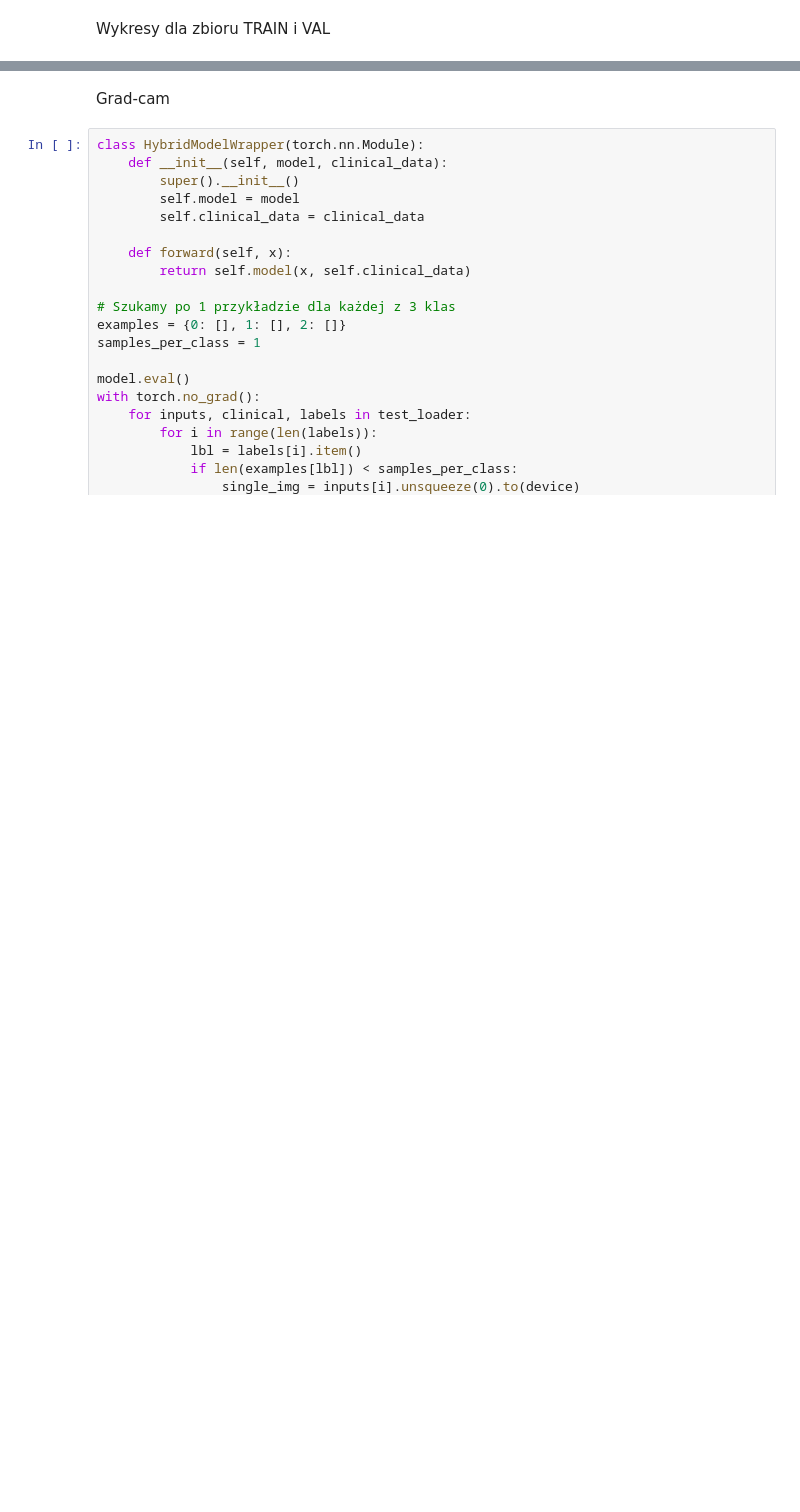
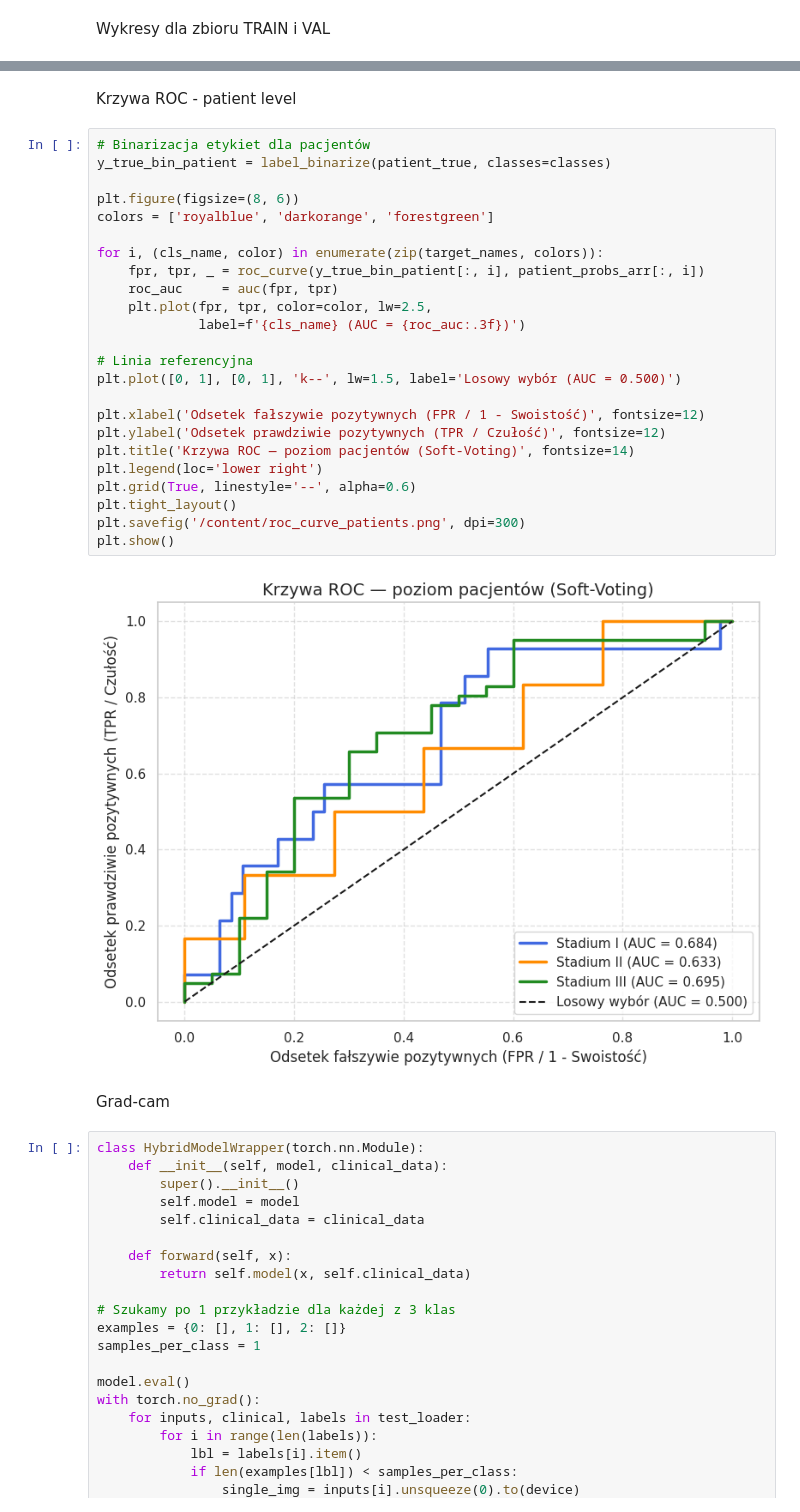
Before and after one commit to Nachos-mic/Lung_CT_Diagnostic_ML, a Jupyter notebook: Lung_Diagnostics_V2.ipynb, the cells around one changed output, grey strips where cells are left out. Saved outputs shown, nothing was run; the diff lists cells and outputs as text; blank space fills up the shorter version.

```diff
--- a/Lung_Diagnostics_V2.ipynb
+++ b/Lung_Diagnostics_V2.ipynb
@@ -1248,3 +1288,31 @@ plt.show()
+# %% [markdown]
+Krzywa ROC - patient level
+# %%
+# Binarizacja etykiet dla pacjentów
+y_true_bin_patient = label_binarize(patient_true, classes=classes)
+
+plt.figure(figsize=(8, 6))
+colors = ['royalblue', 'darkorange', 'forestgreen']
+
+for i, (cls_name, color) in enumerate(zip(target_names, colors)):
+    fpr, tpr, _ = roc_curve(y_true_bin_patient[:, i], patient_probs_arr[:, i])
+    roc_auc     = auc(fpr, tpr)
+    plt.plot(fpr, tpr, color=color, lw=2.5,
+             label=f'{cls_name} (AUC = {roc_auc:.3f})')
+
+# Linia referencyjna
+plt.plot([0, 1], [0, 1], 'k--', lw=1.5, label='Losowy wybór (AUC = 0.500)')
+
+plt.xlabel('Odsetek fałszywie pozytywnych (FPR / 1 - Swoistość)', fontsize=12)
+plt.ylabel('Odsetek prawdziwie pozytywnych (TPR / Czułość)', fontsize=12)
+plt.title('Krzywa ROC — poziom pacjentów (Soft-Voting)', fontsize=14)
+plt.legend(loc='lower right')
+plt.grid(True, linestyle='--', alpha=0.6)
+plt.tight_layout()
+plt.savefig('/content/roc_curve_patients.png', dpi=300)
+plt.show()
+# %% [output]
+[figure, added]
 # %% [markdown]
 Grad-cam
 # %%
```
Also changed, not shown: parts of 13 cells of this notebook.
